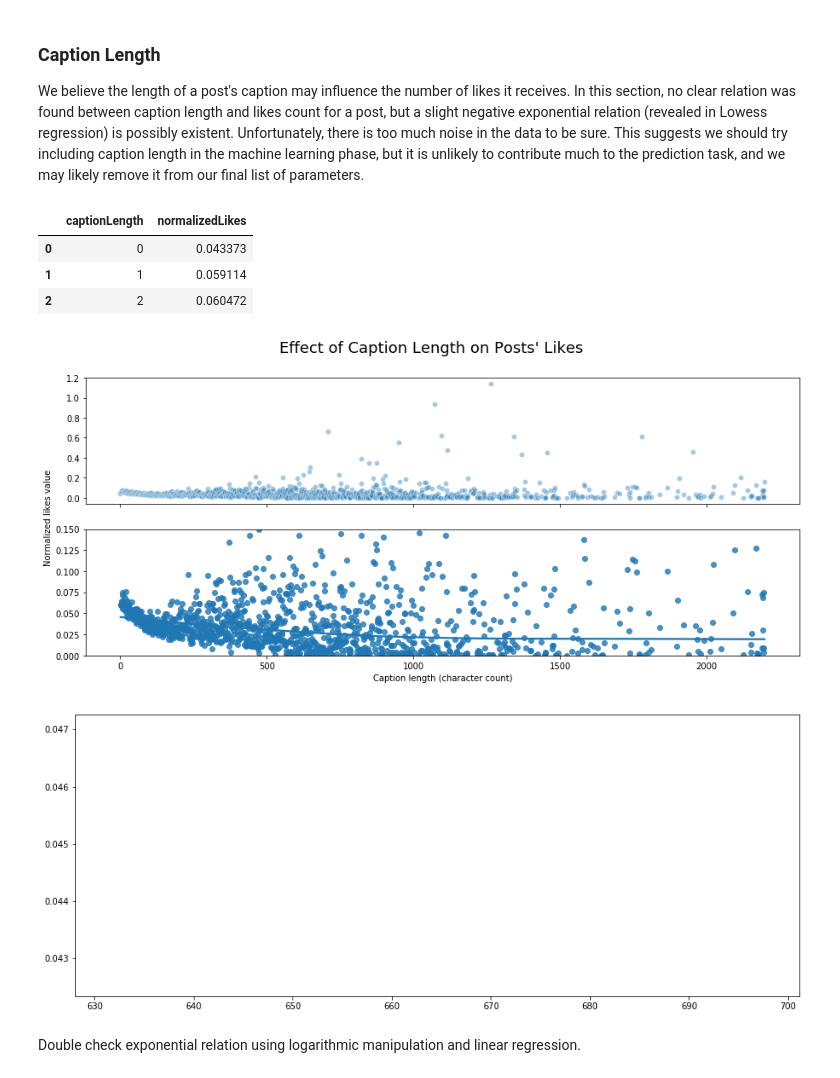
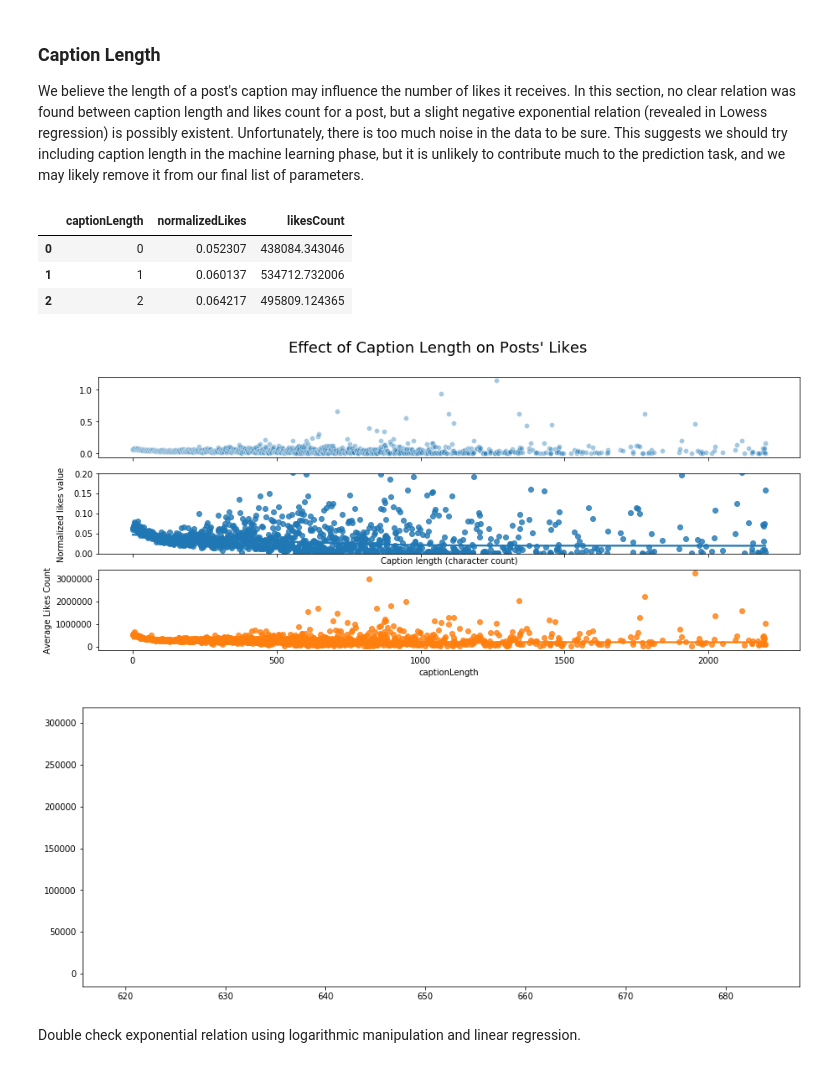
Before and after one commit to ishan3247/Predictagram, a Jupyter notebook: analysis/analysis.ipynb, the cells around one changed output. Drawn from its saved outputs; the diff is of its cells as text; code cells hidden in the pictures.

Commit message:
Fixed some of the images

```diff
--- a/analysis/analysis.ipynb
+++ b/analysis/analysis.ipynb
@@ -15,7 +15,7 @@ df_main = pd.read_json('../data/new/data.json')
 # %% [markdown]
 Upon examining some visualizations, we discovered that there are some outliers that would skew our prediction model. These are data points with abnormally high follower counts. To account for this, we remove the top 10% quantile of posts, sorted by followers count.
 # %%
-df_main = df_main[df_main['followersCount'].between(df_main['followersCount'].quantile(0.0), df_main['followersCount'].quantile(0.95))]
+df_main = df_main[df_main['followersCount'].between(df_main['followersCount'].quantile(0.0), df_main['followersCount'].quantile(0.90))]
 # %% [markdown]
 The next set of rows to drop are ones whose users are not verified. We perform this filtering because we found that only a tiny percentage of the users were unverified, so, once again, we sacrificed some data points for better data consistency. Directly below is the justification.
 # %%
@@ -157,32 +157,34 @@ plt.show()
 We believe the length of a post's caption may influence the number of likes it receives. In this section, no clear relation was found between caption length and likes count for a post, but a slight negative exponential relation (revealed in Lowess regression) is possibly existent. Unfortunately, there is too much noise in the data to be sure. This suggests we should try including caption length in the machine learning phase, but it is unlikely to contribute much to the prediction task, and we may likely remove it from our final list of parameters.
 # %%
 # group by caption length
-df_caps = df_main[['captionLength', 'normalizedLikes']]
+df_caps = df_main[['captionLength', 'normalizedLikes',"likesCount"]]
 df_caps = df_caps.groupby('captionLength').mean().reset_index()
 # print df_caps
 df_caps.head(3)
 # %% [output]
-|  | captionLength | normalizedLikes |
-| 0 | 0 | 0.043373 |
-| 1 | 1 | 0.059114 |
-| 2 | 2 | 0.060472 |
+|  | captionLength | normalizedLikes | likesCount |
+| 0 | 0 | 0.052307 | 438084.343046 |
+| 1 | 1 | 0.060137 | 534712.732006 |
+| 2 | 2 | 0.064217 | 495809.124365 |
 # %%
 # plot the scatter and show logarithmic relation, note that the first row had to be dropped
-fig, axes = plt.subplots(2, 1, figsize=(15, 6), sharex=True)
+fig, axes = plt.subplots(3, 1, figsize=(15, 6), sharex=True)
 plt.figure(figsize=(15, 6))
 sns.scatterplot(x=df_caps['captionLength'], y=df_caps['normalizedLikes'], alpha=0.4, ax=axes[0])
 sns.regplot(x=df_caps[1:]['captionLength'], y=df_caps[1:]['normalizedLikes'], lowess=True, ax=axes[1])
+sns.regplot(x=df_caps[1:]['captionLength'], y=df_caps[1:]['likesCount'], lowess=True, ax=axes[2])
 axes[0].set_ylabel('')
 axes[1].set_xlabel('Caption length (character count)')
 axes[1].set_ylabel('')
-axes[1].set_ylim(0, 0.15)
+axes[1].set_ylim(0, 0.20)
+axes[2].set_ylabel('Average Likes Count')
 fig.suptitle('Effect of Caption Length on Posts\' Likes', fontsize=18)
 fig.text(0.08, 0.5, 'Normalized likes value', rotation='vertical', va='center')
 plt.savefig('../analysis_deliverable/assets/caption_length_on_post_likes.png')
 plt.show()
 # %% [output]
-[figure, old version]
+[figure, new version]
-[figure, old version]
+[figure, new version]
 # %% [markdown]
 Double check exponential relation using logarithmic manipulation and linear regression.
 # %%
```
Also changed, not shown: parts of 7 cells of this notebook, 9 other files.
